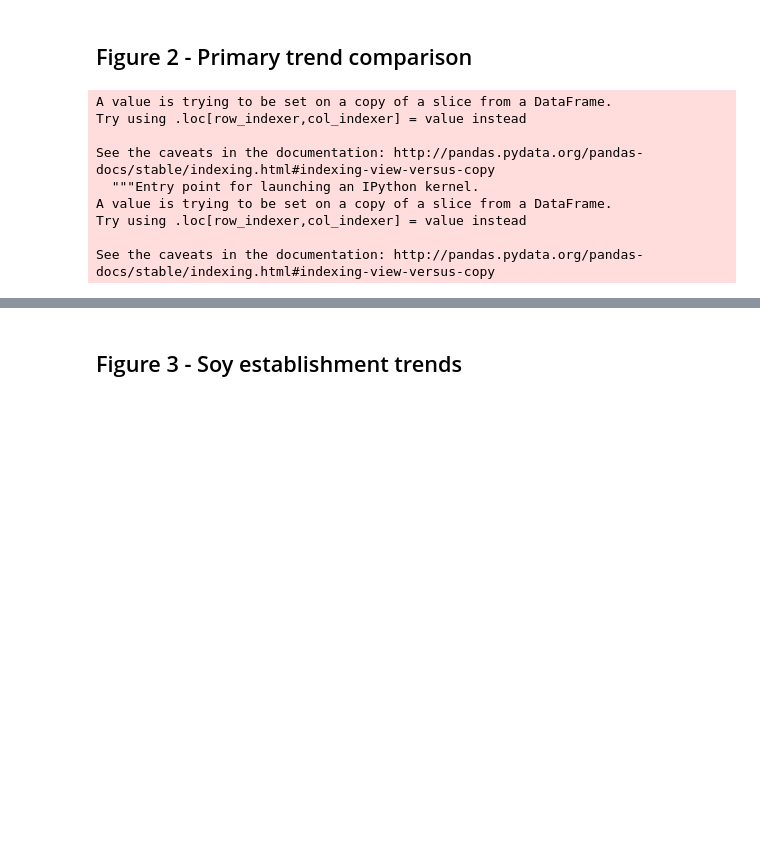
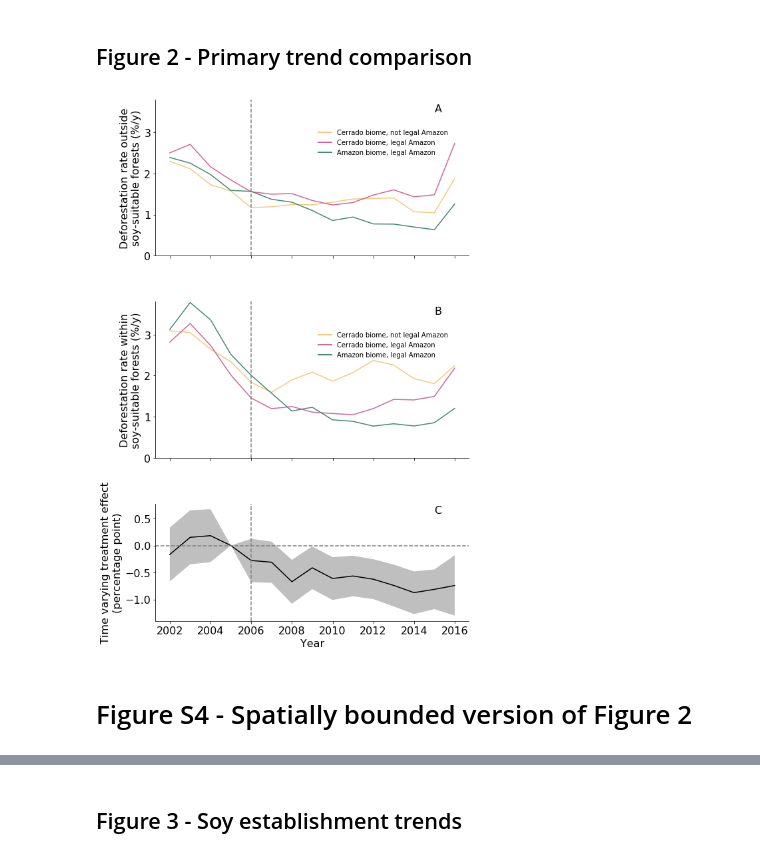
Before and after one commit to rheilmayr/asm, a Jupyter notebook: soym_points_public.ipynb, the cells around one changed output, grey strips where cells are left out. Saved outputs shown, nothing was run; the diff lists cells and outputs as text; code cells hidden in the pictures; blank space fills up the shorter version.

```diff
--- a/soym_points_public.ipynb
+++ b/soym_points_public.ipynb
@@ -50,21 +64,5 @@ soy_df = pd.read_csv(soy_csv)
 # %% [markdown]
 ## Figure 2 - Primary trend comparison
-# %%
-sample_df['gaez_soy_suit'] = (sample_df['GAEZsuit']>40).astype(int)
-sample_df['soy_suit'] = ((sample_df['gaez_soy_suit']==1) & (sample_df['suit']>0)).astype(int)
-wide_df['gaez_soy_suit'] = (wide_df['GAEZsuit']>40).astype(int)
-wide_df['soy_suit'] = ((wide_df['gaez_soy_suit']==1) & (wide_df['suit']>0)).astype(int)
-suit_var = 'soy_suit'
-# %% [output]
-A value is trying to be set on a copy of a slice from a DataFrame.
-Try using .loc[row_indexer,col_indexer] = value instead
-
-See the caveats in the documentation: http://pandas.pydata.org/pandas-docs/stable/indexing.html#indexing-view-versus-copy
-  """Entry point for launching an IPython kernel.
-A value is trying to be set on a copy of a slice from a DataFrame.
-Try using .loc[row_indexer,col_indexer] = value instead
-
-See the caveats in the documentation: http://pandas.pydata.org/pandas-docs/stable/indexing.html#indexing-view-versus-copy
 # %%
 out_var = 'mb2_vdefor'
 defor = pd.pivot_table(sample_df, columns = 'year', index = [suit_var, 'biome', 'legal_amazon'], values = out_var,
@@ -73,4 +71,66 @@ forest = pd.pivot_table(sample_df, columns = 'year', index = [suit_var, 'biome',
                         aggfunc = 'count')
 defor_shr = ((defor / forest) * 100).dropna(axis = 1).T.loc[2002:2016]
 defor_shr = defor_shr.T
+# %%
+def clean_time(time_csv):
+    time_df = pd.read_csv(time_csv)
+    time_df = time_df.iloc[1:-1]
+    time_df.columns = ['var', 'estimate']
+    time_df.loc[:,'var'] = np.repeat(time_df['var'].dropna(), 2).values
+    time_df.loc[:,'stat'] = np.tile(['coef', 'ci'], int((time_df.shape[0]/2)))
+    time_df = time_df.set_index(['stat', 'var'])
+    time_df = time_df.unstack().T.reset_index()
+    soy_rows = [var for var in time_df['var'] if (suit_var in var) & ('biome' in var) & ('year' in var)]
+    df = time_df.loc[time_df['var'].isin(soy_rows)]
+    df.loc[:,'year'] = df['var'].apply(lambda x: int(x[:4]))
+    df.loc[:,'coef'] = df['coef'].apply(lambda x: float(x)) * 100
+    df.loc[:,'lb'] = df['ci'].apply(lambda x: float(x.split(',')[0])) * 100
+    df.loc[:,'ub'] = df['ci'].apply(lambda x: float(x.split(',')[1])) * 100
+    df.loc[:,'err'] = df.loc[:,'coef'] - df.loc[:,'lb']
+    return df
+# %%
+time_csv = data_dir + 'figures/f2_time_plot.csv'
+soytime_df = clean_time(time_csv)
+# %%
+gs = gridspec.GridSpec(3, 1, height_ratios=[2, 2, 1.5])
+fig = plt.figure(figsize=(8,12))
+ax2 = plt.subplot(gs[2])
+ax0 = plt.subplot(gs[0])
+ax1 = plt.subplot(gs[1], sharex = ax0, sharey = ax0)
+ax0.plot(defor_shr.columns, defor_shr.loc[(0,0,0)], color = palette['notleg'], linestyle = '-')
+ax0.plot(defor_shr.columns, defor_shr.loc[(0,0,1)], color = palette['notbiom'], linestyle = '-')
+ax0.plot(defor_shr.columns, defor_shr.loc[(0,1,1)], color = palette['soym'], linestyle = '-')
+ax1.plot(defor_shr.columns, defor_shr.loc[(1,0,0)], color = palette['notleg'], linestyle = '-')
+ax1.plot(defor_shr.columns, defor_shr.loc[(1,0,1)], color = palette['notbiom'], linestyle = '-')
+ax1.plot(defor_shr.columns, defor_shr.loc[(1,1,1)], color = palette['soym'], linestyle = '-')
+sns.despine()
+handles = [plt.Line2D(range(10), range(10), linestyle='-', color = palette['notleg'], linewidth = 2),
+           plt.Line2D(range(10), range(10), linestyle='-', color = palette['notbiom'], linewidth = 2),
+           plt.Line2D(range(10), range(10), linestyle='-', color = palette['soym'], linewidth = 2)]
+ax0.set_ylabel('Deforestation rate outside\nsoy-suitable forests (%/y)')
+ax1.set_ylabel('Deforestation rate within\nsoy-suitable forests (%/y)')
+ax2.set_xlabel('Year')
+ax0.axvline(x = 2006, color = 'grey', linestyle = '--')
+ax1.axvline(x = 2006, color = 'grey', linestyle = '--')
+labels = ['Cerrado biome, not legal Amazon', 'Cerrado biome, legal Amazon', 'Amazon biome, legal Amazon']
+ax2.set_ylabel('Time varying treatment effect\n(percentage point)')
+ax2.plot(soytime_df['year'].values, soytime_df['coef'].values, color = 'black')
+ax2.fill_between(soytime_df['year'], soytime_df['lb'], soytime_df['ub'], alpha = 0.5, facecolor='grey', interpolate=False)
+ax0.set_xticklabels([])
+ax1.set_xticklabels([])
+ax0.set_ylim((0,3.8))
+ax2.axvline(x = 2006, color = 'grey', linestyle = '--')
+ax2.axhline(y = 0, color = 'grey', linestyle = '--')
+sns.despine()
+ax0.annotate("A", xy = (2015, 3.5))
+ax1.annotate("B", xy = (2015, 3.5))
+ax2.annotate("C", xy = (2015, 0.6))
+lgd = ax0.legend(handles, labels, fontsize = 10, frameon = False, loc='lower left', bbox_to_anchor=(0.5, 0.6))
+lgd = ax1.legend(handles, labels, fontsize = 10, frameon = False, loc='lower left', bbox_to_anchor=(0.5, 0.6))
+fig.tight_layout()
+fig.savefig(data_dir + 'figures/f2_summary.svg')
+# %% [output]
+[figure, added]
+# %% [markdown]
+# Figure S4 - Spatially bounded version of Figure 2
 # %%
```
Also changed, not shown: parts of 50 cells of this notebook.
